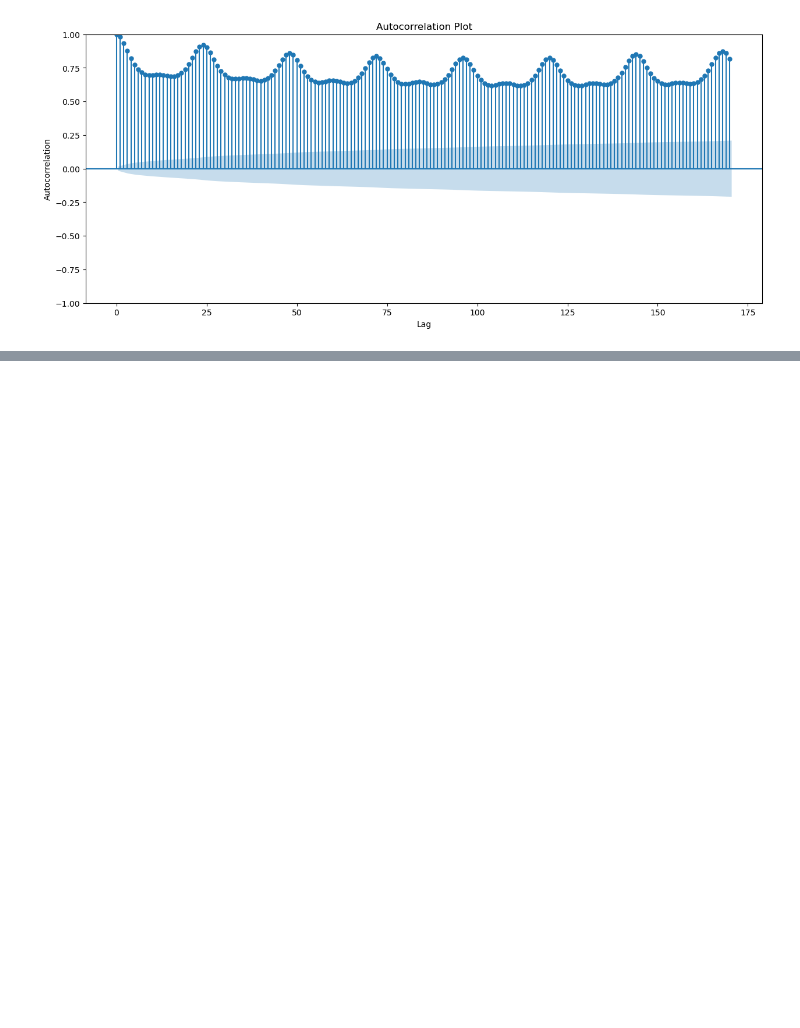
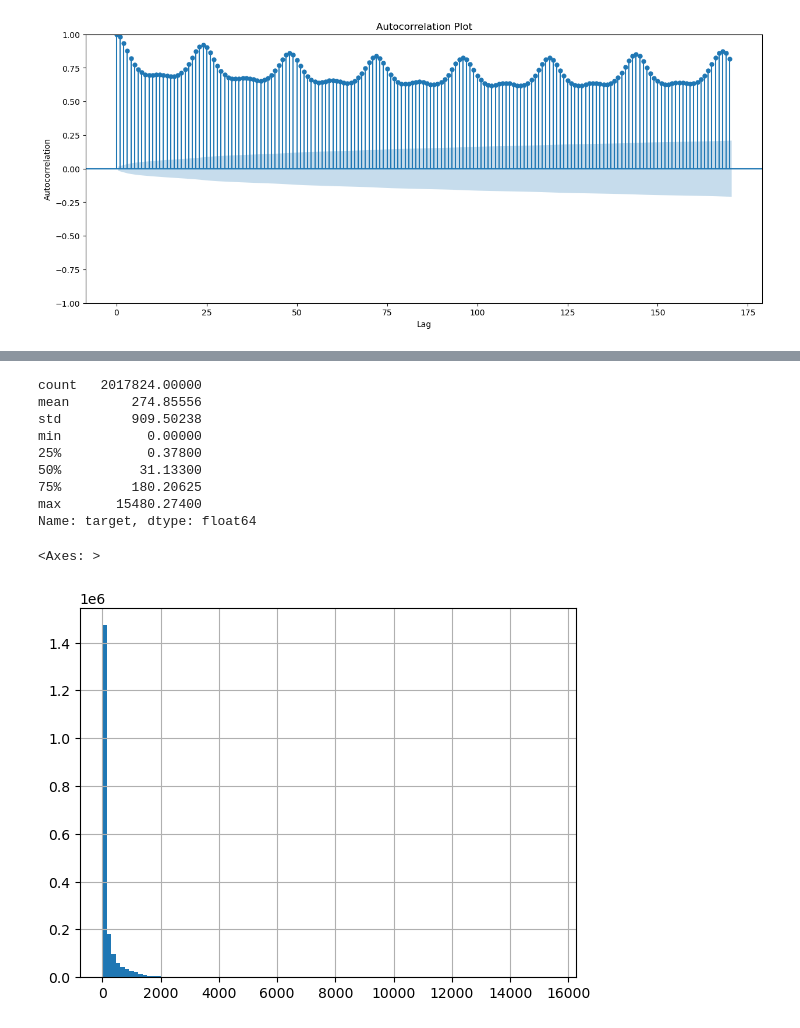
Before and after one commit to TheMerkh/Enefit---Predict-Energy-Behavior-of-Prosumers, a Jupyter notebook: Baseline.ipynb, the cells around one changed output, grey strips where cells are left out. Cells and saved outputs as stored; diff of their text form; code cells hidden in the pictures; blank space fills up the shorter version.

```diff
--- a/Baseline.ipynb
+++ b/Baseline.ipynb
@@ -216,3 +216,11 @@ plt.title('Autocorrelation Plot')
 plt.show()
 # %% [output]
 [figure]
+# %%
+%%time
+
+for date_col in ['datetime'] :
+    train = process_date(train, date_col, extract_features = True)
+
+print(train.shape)
+train.head(2)
@@ -218,0 +250,15 @@ plt.show()
+# %%
+display(train['target'].describe())
+train['target'].hist(bins=100)
+# %% [output]
+count   2017824.00000
+mean        274.85556
+std         909.50238
+min           0.00000
+25%           0.37800
+50%          31.13300
+75%         180.20625
+max       15480.27400
+Name: target, dtype: float64
+<Axes: >
+[figure, added]
```
Also changed, not shown: parts of 4 cells of this notebook.
